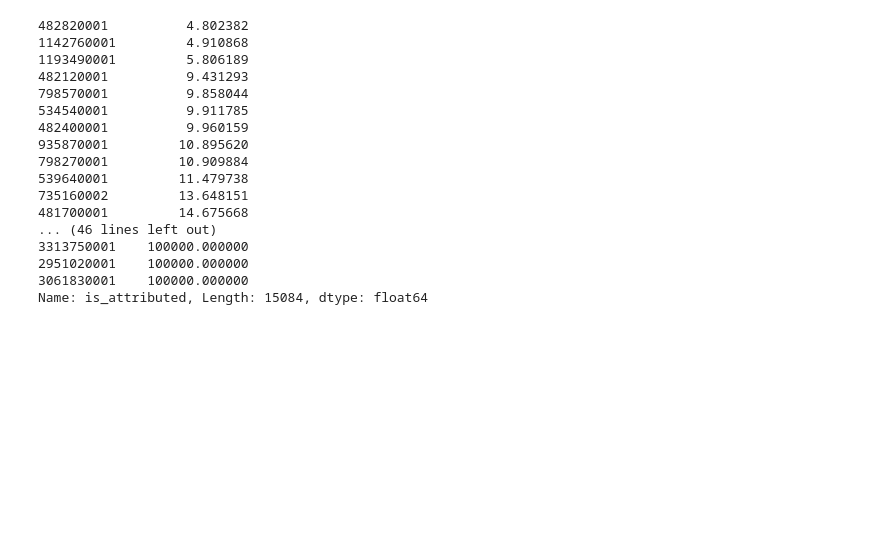
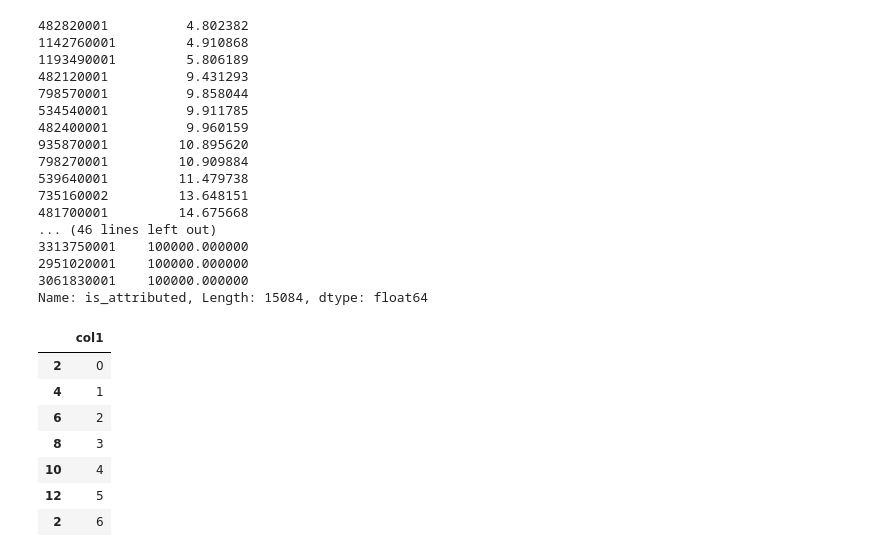
Before and after one commit to wluo-personal/Kaggle, a Jupyter notebook: talkingdata/wl/feature_engineering/feature_on_sample.ipynb, the cells around one changed output. Saved outputs shown, nothing was run; the diff lists cells and outputs as text; code cells hidden in the pictures; blank space fills up the shorter version.

```diff
--- a/talkingdata/wl/feature_engineering/feature_on_sample.ipynb
+++ b/talkingdata/wl/feature_engineering/feature_on_sample.ipynb
@@ -620,0 +776,11 @@ Name: is_attributed, Length: 15084, dtype: float64
+# %%
+df
+# %% [output]
+|  | col1 |
+| 2 | 0 |
+| 4 | 1 |
+| 6 | 2 |
+| 8 | 3 |
+| 10 | 4 |
+| 12 | 5 |
+| 2 | 6 |
```
Also changed, not shown: parts of 18 cells of this notebook, 13 other files.
